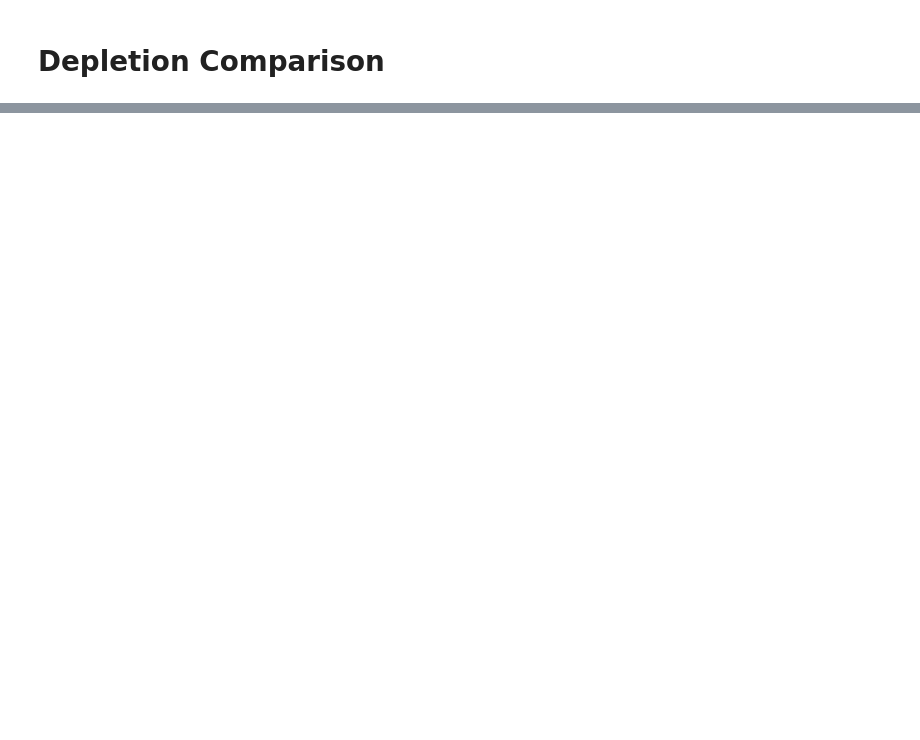
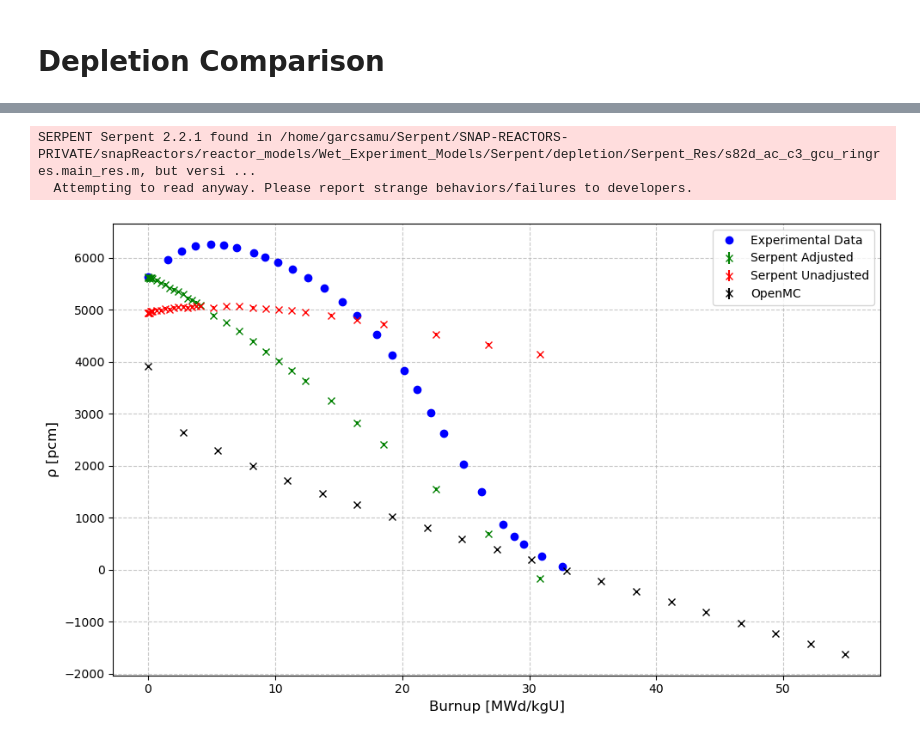
Before and after one commit to CORE-GATECH-GROUP/SNAP-REACTORS, a Jupyter notebook: snapReactors/reactor_models/Wet_Experiment_Models/analysis.ipynb, the cells around one changed output, grey strips where cells are left out. Drawn from its saved outputs; the diff is of its cells as text; code cells hidden in the pictures; blank space fills up the shorter version.

Commit message:
[DEV] analysis.ipynb now complete for Serpent stuffs

```diff
--- a/snapReactors/reactor_models/Wet_Experiment_Models/analysis.ipynb
+++ b/snapReactors/reactor_models/Wet_Experiment_Models/analysis.ipynb
@@ -128,0 +198,45 @@ SERPENT Serpent 2.2.1 found in C:\Users\Sam\Documents\SNAP-REACTORS-PRIVATE\snap
+# %%
+# Set up file paths
+current_dir = Path.cwd()
+base_path = current_dir / "Serpent/depletion"
+
+# Load OpenMC results
+openmc_path = base_path / "OpenMC_Res/depletion_results.h5"
+openmc_burnup, openmc_rho, openmc_err = load_openmc_results(openmc_path)
+
+# Load Serpent results
+serpent_res_path = base_path / "Serpent_Res/s82d_ac_c3_gcu_ringres.main_res.m"
+serpent_dep_path = base_path / "Serpent_Res/s82d_ac_c3_gcu_ringres.main_dep.m"
+serpent_burnup, serpent_rho, serpent_err = load_serpent_results(serpent_res_path, serpent_dep_path)
+
+# Apply hydrogen loss adjustment to Serpent data
+serpent_rho_adjusted = adjust_for_hydrogen_loss(serpent_rho, serpent_burnup)
+
+# Load experimental data
+exp_path = base_path / "Serpent_Res/burn-data.csv"
+exp_data = pd.read_csv(exp_path)
+exp_burnup = exp_data['x (MWd/kgU)'].values
+exp_rho = exp_data['y(pcm)'].values
+
+# Create comparison plot
+plt.figure(figsize=(10, 6))
+
+# Plot data (exclude last 3 points for Serpent data)
+plt.errorbar(exp_burnup, exp_rho, fmt='o', label="Experimental Data", color='blue')
+plt.errorbar(serpent_burnup[:-3], serpent_rho_adjusted[:-3], yerr=serpent_err[:-3],
+             fmt='x', label='Serpent Adjusted', color='green')
+plt.errorbar(serpent_burnup[:-3], serpent_rho[:-3], yerr=serpent_err[:-3],
+             fmt='x', label='Serpent Unadjusted', color='red')
+plt.errorbar(openmc_burnup, openmc_rho, yerr=openmc_err,
+             fmt='x', label='OpenMC', color='black')
+
+# Format plot
+plt.xlabel("Burnup [MWd/kgU]", fontsize=12)
+plt.ylabel("ρ [pcm]", fontsize=12)
+plt.legend()
+plt.grid(True, linestyle='--', alpha=0.7)
+plt.tight_layout()
+# %% [output]
+SERPENT Serpent 2.2.1 found in /home/garcsamu/Serpent/SNAP-REACTORS-PRIVATE/snapReactors/reactor_models/Wet_Experiment_Models/Serpent/depletion/Serpent_Res/s82d_ac_c3_gcu_ringres.main_res.m, but versi ...
+  Attempting to read anyway. Please report strange behaviors/failures to developers.
+[figure, added]
```
Also changed, not shown: parts of 38 cells of this notebook, 2 other files.
